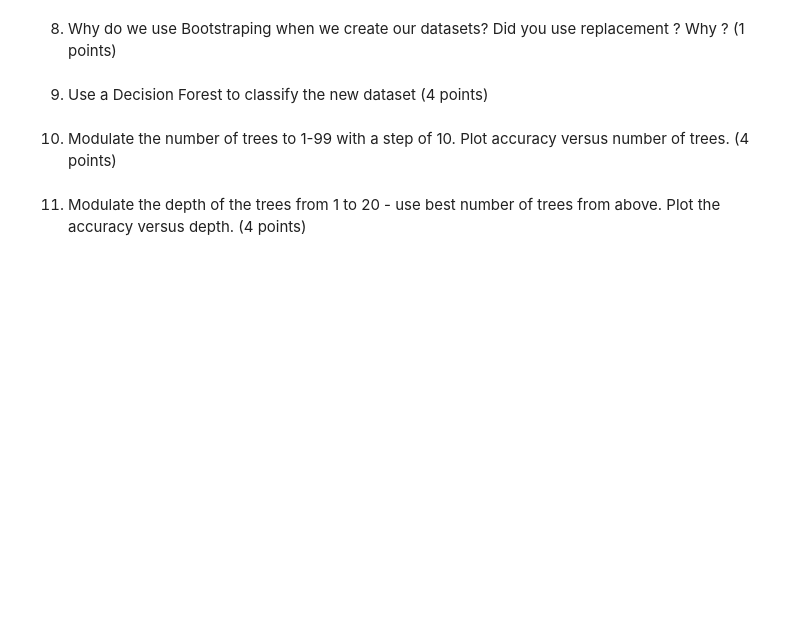
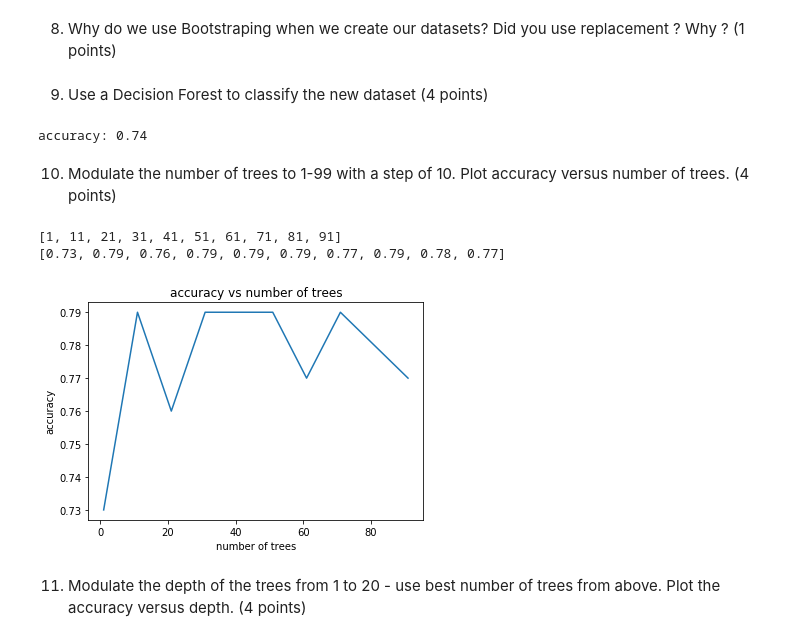
Before and after one commit to 94929/age-regression-from-brain-mri-images, a Jupyter notebook: MLI-CW-1.ipynb, the cells around one changed output. Saved outputs shown, nothing was run; the diff lists cells and outputs as text; code cells hidden in the pictures; blank space fills up the shorter version.

```diff
--- a/MLI-CW-1.ipynb
+++ b/MLI-CW-1.ipynb
@@ -124,2 +121,30 @@ acc: 0.735
+# %%
+## ADD YOUR CODE HERE
+from sklearn.ensemble import RandomForestClassifier
+
+# classify data using a RandomForestClassifier
+def train_rt(X, y, n_estimators=10, max_depth=None, split=0.9):
+    # create the classifier
+    classifier = RandomForestClassifier(n_estimators=n_estimators, max_depth=max_depth)
+
+    # split the dataset
+    split_boundary = int(split * len(y))
+    train_X, train_y = X[:split_boundary], y[:split_boundary]
+    test_X, test_y = X[split_boundary:], y[split_boundary:]
+
+    # train the classifier
+    classifier.fit(train_X, train_y)
+
+    # calculate its test accuracy
+    unique, counts = np.unique(classifier.predict(test_X) - test_y, return_counts=True)
+    counts = dict(zip(unique, counts))
+    accuracy = str(counts[0] / float(len(test_X)))
+    return accuracy
+
+accuracy = train_rt(X_poly, y)
+
+print('accuracy:', accuracy)
+# %% [output]
+accuracy: 0.74
 # %% [markdown]
 10) Modulate the number of trees to 1-99 with a step of 10. Plot accuracy versus number of trees. (4 points)
@@ -128,2 +151,21 @@ acc: 0.735
+# %%
+## ADD YOUR CODE HERE
+
+accs = []
+nb_trees = list(range(1, 99, 10))
+for nb_tree in nb_trees:
+    acc = train_rt(X_poly, y, n_estimators=nb_tree)
+    accs.append(float(acc))
+
+plt.close()
+plt.plot(nb_trees, accs)
+plt.title('accuracy vs number of trees')
+plt.xlabel('number of trees')
+plt.ylabel('accuracy')
+plt.show()
+# %% [output]
+[1, 11, 21, 31, 41, 51, 61, 71, 81, 91]
+[0.73, 0.79, 0.76, 0.79, 0.79, 0.79, 0.77, 0.79, 0.78, 0.77]
+[figure, added]
 # %% [markdown]
 11) Modulate the depth of  the trees from 1 to 20 - use best number of trees from above. Plot the accuracy versus depth. (4 points)
```
Also changed, not shown: parts of 12 cells of this notebook.
